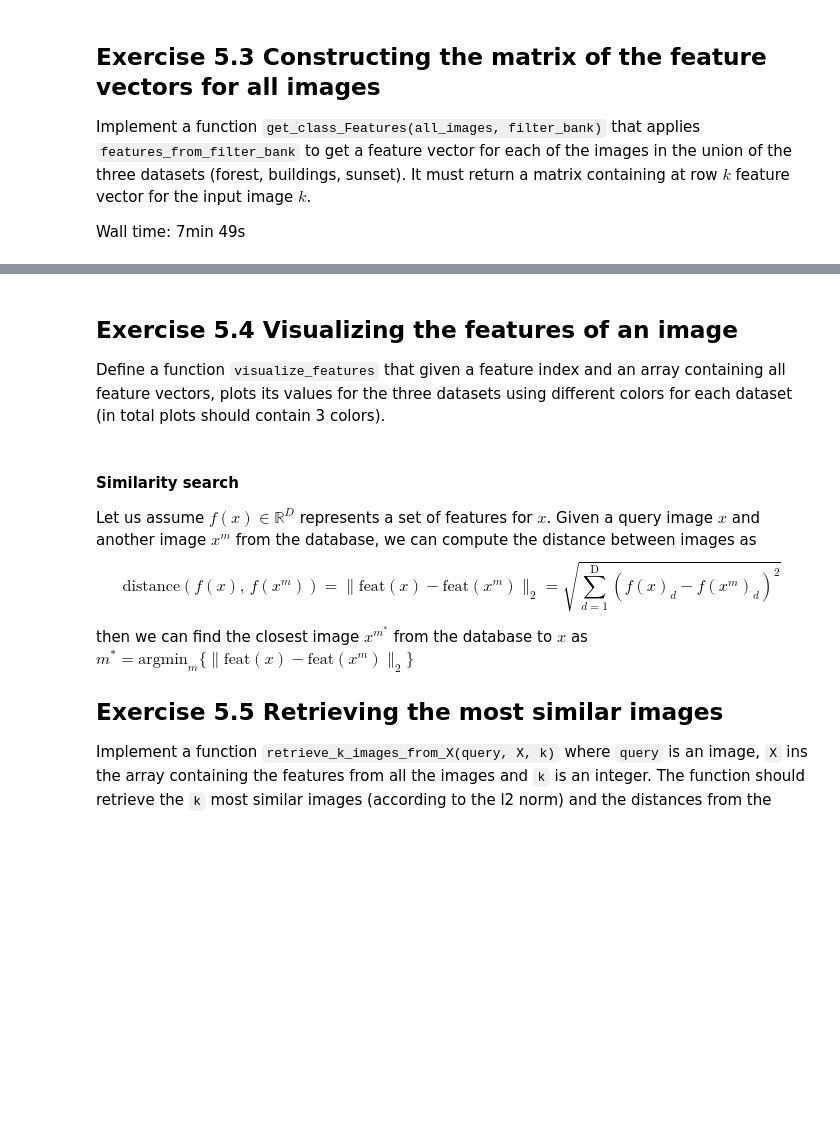
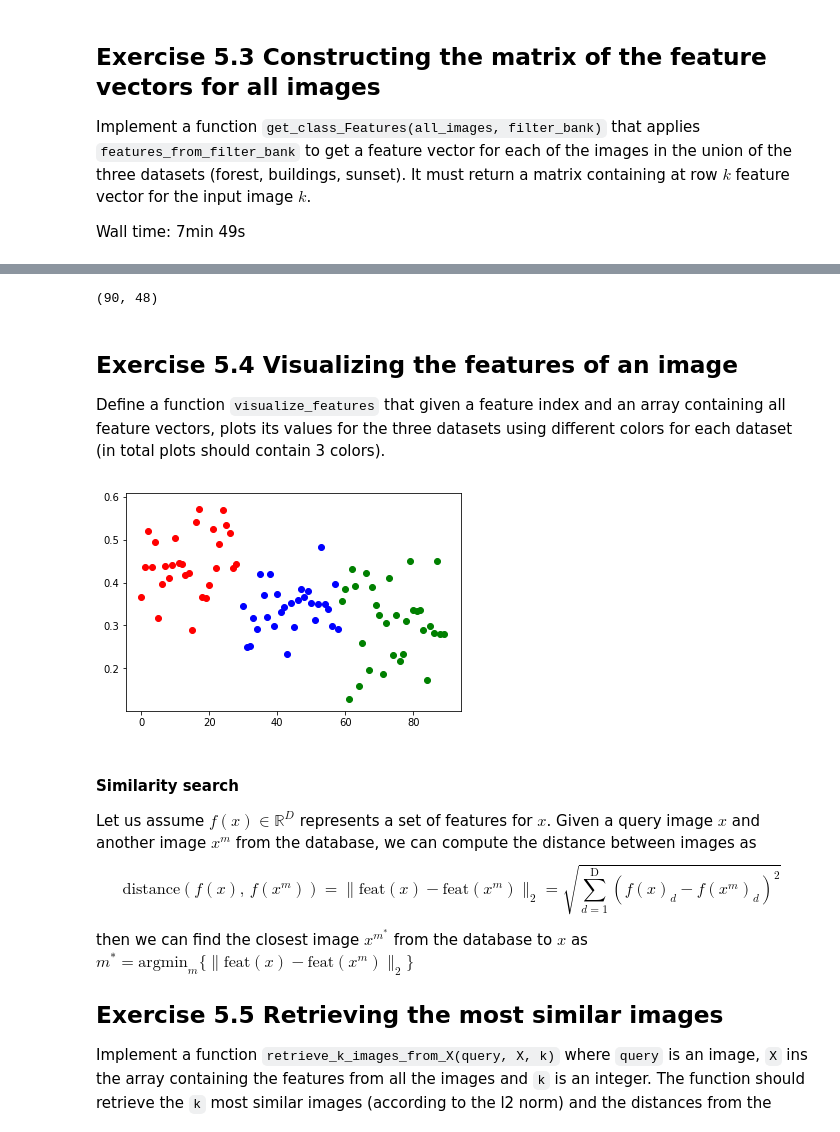
Before and after one commit to jmcano94/Visio-Artificial, a Jupyter notebook: P5/p5.ipynb, the cells around one changed output, grey strips where cells are left out. Saved outputs shown, nothing was run; the diff lists cells and outputs as text; code cells hidden in the pictures; blank space fills up the shorter version.

```diff
--- a/P5/p5.ipynb
+++ b/P5/p5.ipynb
@@ -172,14 +198,28 @@ Wall time: 37.9 µs
+# %%
+print (all_feature_vectors.shape)
+# %% [output]
+(90, 48)
 # %% [markdown]
 ## Exercise 5.4 Visualizing the features of an image
 
 Define a function `visualize_features` that given a feature index and an array containing all feature vectors, plots its values for the three datasets using different colors for each dataset (in total plots should contain 3 colors).
-# %%
-def visualize_features(k, all_feature_vectors):
-    # complete
-    return None
-
-visualize_features(25, all_feature_vectors)
-visualize_features(41, all_feature_vectors)
+# %%
+def visualize_features(k, all_feature_vectors):
+    vector = all_feature_vectors[:,k] #we retrieve the column k from the feature vectors table
+    max_value = np.argmax(vector) #we find the maximum value of that column
+
+    fig, ax = plt.subplots()
+    x = np.arange(0,90)
+    y = vector
+    ax.scatter(x[:29],y[:29], color='r')
+    ax.scatter(x[30:59],y[30:59], color = 'b')
+    ax.scatter(x[59:],y[59:], color = 'g')
+    plt.show()
+
+#visualize_features(25, all_feature_vectors)
+visualize_features(41, all_feature_vectors)
+# %% [output]
+[figure, added]
 # %% [markdown]
 
 
```
Also changed, not shown: parts of 11 cells of this notebook.
